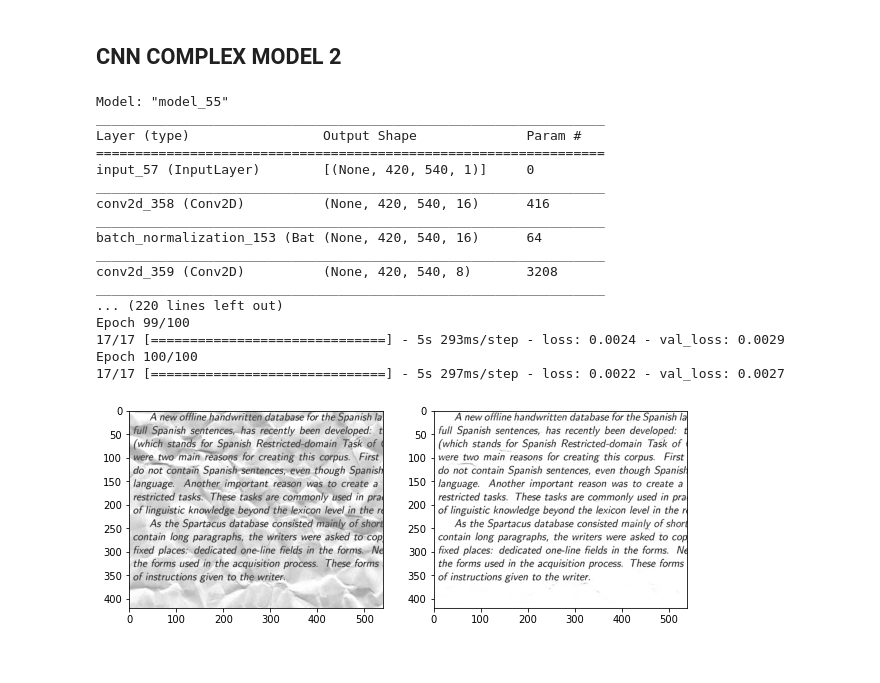
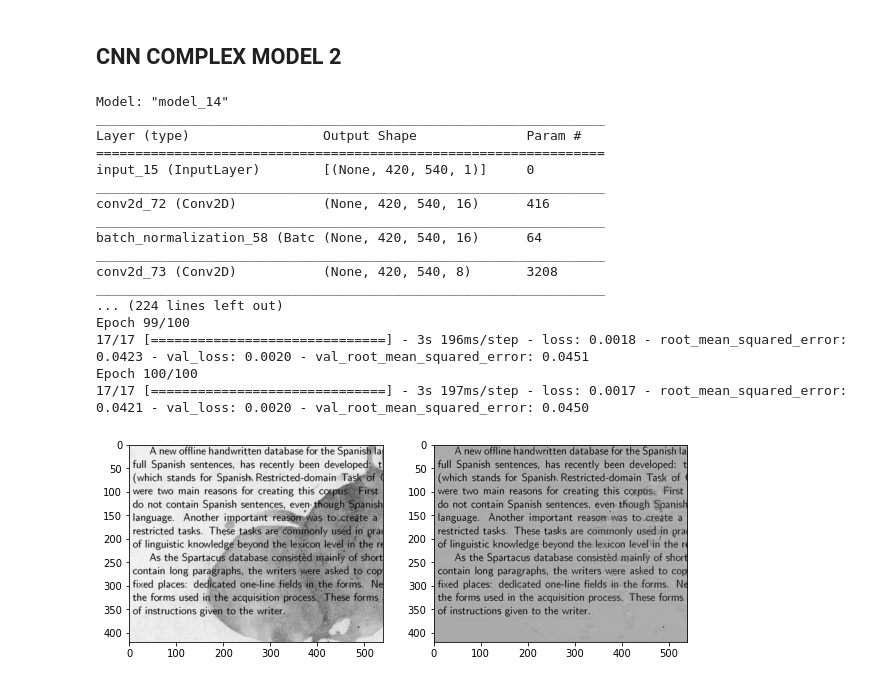
Before and after one commit to Anish-AV/Autoencoder, a Jupyter notebook: Reconstruct_corrupted_text.ipynb, the cells around one changed output. Drawn from its saved outputs; the diff is of its cells as text; code cells hidden in the pictures.

```diff
--- a/Reconstruct_corrupted_text.ipynb
+++ b/Reconstruct_corrupted_text.ipynb
@@ -134,9 +136,9 @@ Epoch 100/100
 
 #Building our autoencoder
 def build_autoenocder():
-    input_img = tf.keras.layers.Input(shape=(420, 540, 1)) # adapt this if using `channels_first` image data format
+    input_img = tf.keras.layers.Input(shape=(420, 540, 1))
 
-
+    #encoder
     x = tf.keras.layers.Conv2D(16, (3, 3), activation='relu', padding='same')(input_img)
     x = tf.keras.layers.MaxPooling2D((2, 2), padding='same')(x)
     x = tf.keras.layers.Conv2D(8, (3, 3), activation='relu', padding='same')(x)
@@ -144,8 +146,7 @@ def build_autoenocder():
     x = tf.keras.layers.Conv2D(8, (3, 3), activation='relu', padding='same')(x)
     encoded = tf.keras.layers.MaxPooling2D((2, 2), padding='same')(x)
 
-    # at this point the representation is (4, 4, 8) i.e. 128-dimensional
-
+    #decoder
     x = tf.keras.layers.Conv2D(8, (3, 3), activation='relu', padding='same')(encoded)
     x = tf.keras.layers.UpSampling2D((2, 2))(x)
     x = tf.keras.layers.Conv2D(8, (3, 3), activation='relu', padding='same')(x)
@@ -154,9 +155,9 @@ def build_autoenocder():
     x = tf.keras.layers.UpSampling2D((2, 2))(x)
     decoded = tf.keras.layers.Conv2D(1, (3, 3), activation='sigmoid', padding='same')(x)
 
-
+    #Building the model
     autoencoder = tf.keras.models.Model(input_img, decoded)
-    autoencoder.compile(optimizer='adadelta', loss='binary_crossentropy')
+    autoencoder.compile(optimizer='adadelta', loss=root_mean_squared_error)
     return autoencoder
 autoencoder = build_autoenocder()
 autoencoder.summary()
@@ -165,9 +166,11 @@ autoencoder.summary()
 autoencoder.fit(X_train, y_train, epochs=100, batch_size=8, validation_data=(X_valid, y_valid))
 #autoencoder.fit_generator(Datagen.flow(X_train, y_train, batch_size=8),steps_per_epoch=len(x_train) / 8, validation_data=(X_valid, y_valid), epochs=100)
 predicted_label = autoencoder.predict(test)
+
+#visualization
+rand=random.randint(0,10)
 f, ax = plt.subplots(1,2, figsize=(10,10))
-
-ax[0].imshow(np.squeeze(test[1]),cmap='gray')
-ax[1].imshow(np.squeeze(predicted_label[1]),cmap='gray')
+ax[0].imshow(np.squeeze(test[rand]),cmap='gray')
+ax[1].imshow(np.squeeze(predicted_label[rand].reshape(420,540)),cmap='gray')
 plt.show()
 # %% [output]
@@ -253,63 +256,68 @@ Epoch 100/100
 # %% [markdown]
 ## **CNN COMPLEX MODEL 2**
 # %%
-#Datagen= ImageDataGenerator(featurewise_center=True,featurewise_std_normalization=True,rotation_range=20,width_shift_range=0.2,height_shift_range=0.2,horizontal_flip=True)
-#Building our autoencoder
+
+#Defining the autoencoder architecture
 def build_autoenocder():
-    input_img = tf.keras.layers.Input(shape=(420, 540, 1)) # adapt this if using `channels_first` image data format
+    input_img = tf.keras.layers.Input(shape=(420, 540, 1))
 
-
+    #encoder
     x = tf.keras.layers.Conv2D(16, (5, 5), activation='relu', padding='same')(input_img)
     x = tf.keras.layers.BatchNormalization()(x)
     #x = tf.keras.layers.MaxPooling2D((2, 2), padding='same')(x)
     x = tf.keras.layers.Conv2D(8, (5, 5), activation='relu', padding='same')(x)
     x = tf.keras.layers.BatchNormalization()(x)
     x = tf.keras.layers.Dense(16, activation='relu')(x)
+    x = tf.keras.layers.Dense(16, activation='relu')(x)
     encoded = tf.keras.layers.MaxPooling2D((2, 2), padding='same')(x)
 
-    # at this point the representation is (4, 4, 8) i.e. 128-dimensional
 
+    #decoder
     x = tf.keras.layers.Conv2D(8, (5, 5), activation='relu', padding='same')(encoded)
     x = tf.keras.layers.BatchNormalization()(x)
-    #x = tf.keras.layers.UpSampling2D((2, 2))(x)
+    x = tf.keras.layers.UpSampling2D((2, 2))(x)
     x = tf.keras.layers.Conv2D(8, (5, 5), activation='relu', padding='same')(x)
     x = tf.keras.layers.BatchNormalization()(x)
-    x = tf.keras.layers.UpSampling2D((2, 2))(x)
+    #x = tf.keras.layers.UpSampling2D((2, 2))(x)
+    x = tf.keras.layers.Dense(16, activation='relu')(x)
     x = tf.keras.layers.Dense(16, activation='relu')(x)
     decoded = tf.keras.layers.Conv2D(1, (3, 3), activation='sigmoid', padding='same')(x)
 
 
     autoencoder = tf.keras.models.Model(input_img, decoded)
-    autoencoder.compile(optimizer='adam', loss='mse')
+    autoencoder.compile(optimizer='adam', loss='mse',metrics=[tf.keras.metrics.RootMeanSquaredError()])
     return autoencoder
 autoencoder = build_autoenocder()
 autoencoder.summary()
 
-# Train your model
-#autoencoder.fit_generator(Datagen.flow(X_train, y_train, batch_size=8),steps_per_epoch=len(x_train) / 8, validation_data=(X_valid, y_valid), epochs=100)
+
+#training the model
 autoencoder.fit(X_train, y_train, epochs=100, batch_size=8, validation_data=(X_valid, y_valid))
-predicted_label = autoencoder.predict(test)
+#Predictions
+predict=autoencoder.predict(test)
+
+#Visualization
+rand=random.randint(0,10)
 f, ax = plt.subplots(1,2, figsize=(10,10))
-
-ax[0].imshow(np.squeeze(test[1]),cmap='gray')
-ax[1].imshow(np.squeeze(predicted_label[1]),cmap='gray')
+ax[0].imshow(np.squeeze(test[rand]),cmap='gray')
+ax[1].imshow(np.squeeze(predicted_label[rand].reshape(420,540)),cmap='gray')
 plt.show()
 # %% [output]
-Model: "model_55"
+Model: "model_14"
 _________________________________________________________________
 Layer (type)                 Output Shape              Param #
 =================================================================
-input_57 (InputLayer)        [(None, 420, 540, 1)]     0
+input_15 (InputLayer)        [(None, 420, 540, 1)]     0
 _________________________________________________________________
-conv2d_358 (Conv2D)          (None, 420, 540, 16)      416
+conv2d_72 (Conv2D)           (None, 420, 540, 16)      416
 _________________________________________________________________
-batch_normalization_153 (Bat (None, 420, 540, 16)      64
+batch_normalization_58 (Batc (None, 420, 540, 16)      64
 _________________________________________________________________
-conv2d_359 (Conv2D)          (None, 420, 540, 8)       3208
+conv2d_73 (Conv2D)           (None, 420, 540, 8)       3208
 _________________________________________________________________
-... (220 lines left out)
+... (224 lines left out)
 Epoch 99/100
-17/17 [==============================] - 5s 293ms/step - loss: 0.0024 - val_loss: 0.0029
+17/17 [==============================] - 3s 196ms/step - loss: 0.0018 - root_mean_squared_error: 0.0423 - val_loss: 0.0020 - val_root_mean_squared_error: 0.0451
 Epoch 100/100
-17/17 [==============================] - 5s 297ms/step - loss: 0.0022 - val_loss: 0.0027
+17/17 [==============================] - 3s 197ms/step - loss: 0.0017 - root_mean_squared_error: 0.0421 - val_loss: 0.0020 - val_root_mean_squared_error: 0.0450
-[figure, old version]
+[figure, new version]
```
Also changed, not shown: parts of 4 cells of this notebook.
